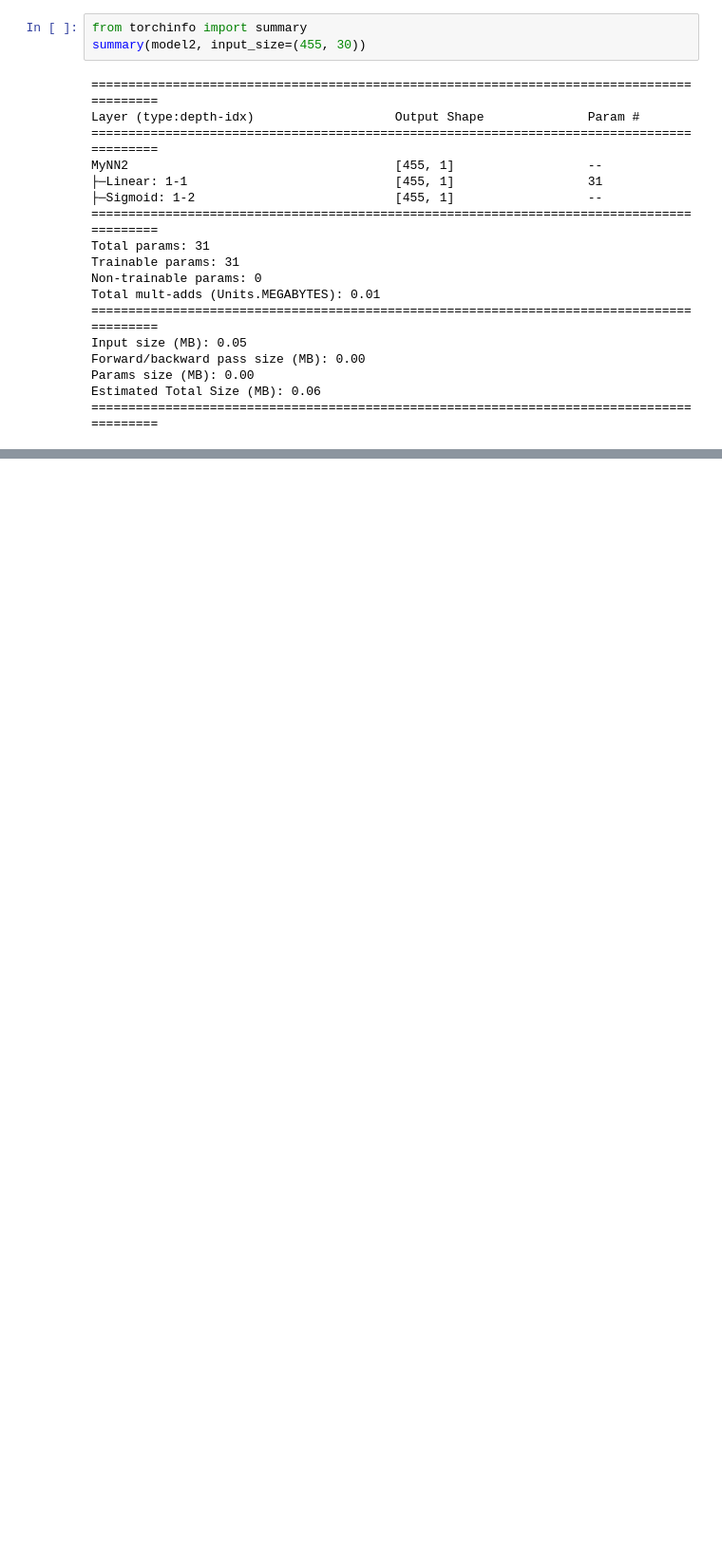
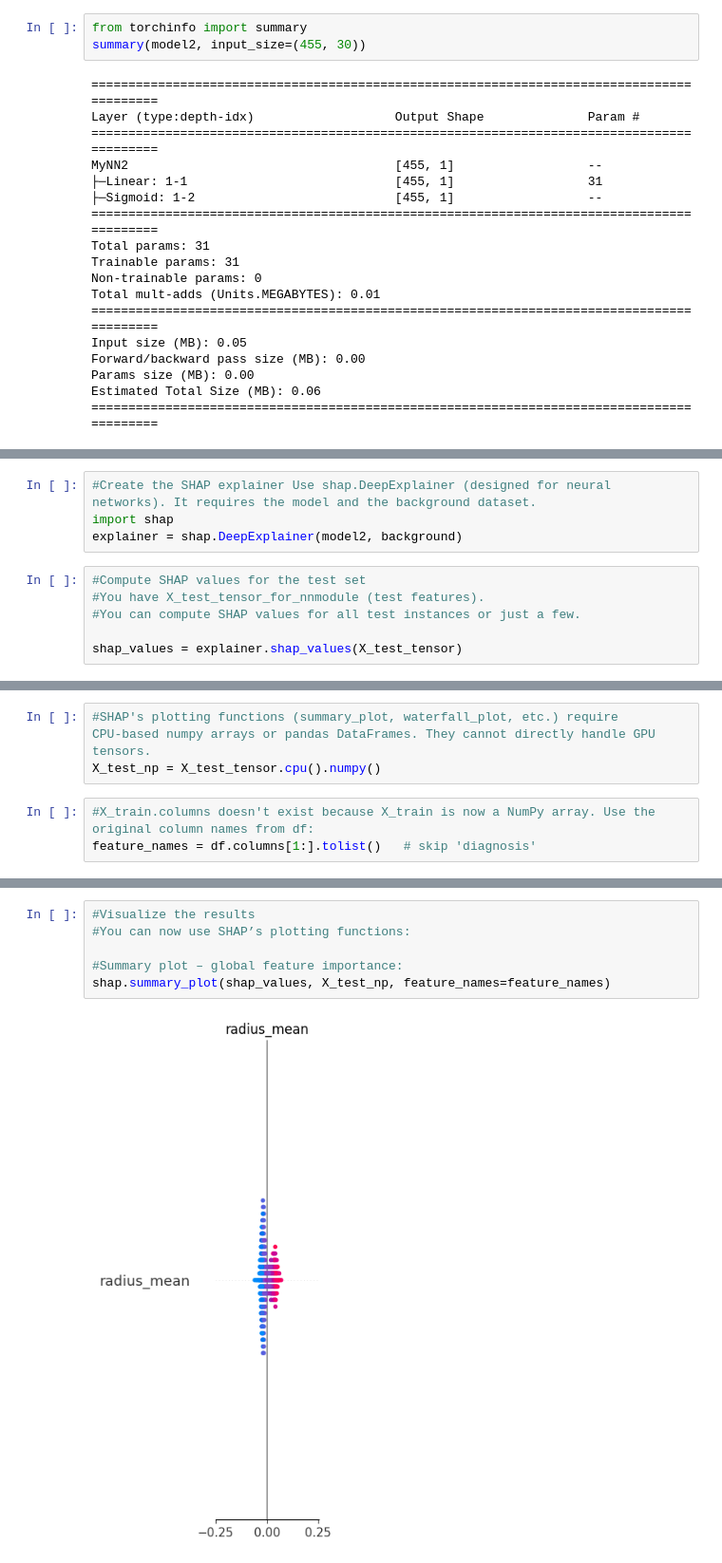
Before and after one commit to Zaki2409/AI-Engineer-Hands-on, a Jupyter notebook: Pytorch_NN_Training_Pipeline.ipynb, the cells around one changed output, grey strips where cells are left out. Shown at 95% size. Drawn from its saved outputs; the diff is of its cells as text; blank space fills up the shorter version.

Commit message:
Model observeability using  SHAP

```diff
--- a/Pytorch_NN_Training_Pipeline.ipynb
+++ b/Pytorch_NN_Training_Pipeline.ipynb
@@ -494,0 +415,10 @@ Estimated Total Size (MB): 0.06
+# %%
+#Create the SHAP explainer Use shap.DeepExplainer (designed for neural networks). It requires the model and the background dataset.
+import shap
+explainer = shap.DeepExplainer(model2, background)
+# %%
+#Compute SHAP values for the test set
+#You have X_test_tensor_for_nnmodule (test features).
+#You can compute SHAP values for all test instances or just a few.
+
+shap_values = explainer.shap_values(X_test_tensor)
@@ -494,0 +428,6 @@ Estimated Total Size (MB): 0.06
+# %%
+#SHAP's plotting functions (summary_plot, waterfall_plot, etc.) require CPU‑based numpy arrays or pandas DataFrames. They cannot directly handle GPU tensors.
+X_test_np = X_test_tensor.cpu().numpy()
+# %%
+#X_train.columns doesn't exist because X_train is now a NumPy array. Use the original column names from df:
+feature_names = df.columns[1:].tolist()   # skip 'diagnosis'
@@ -494,0 +445,8 @@ Estimated Total Size (MB): 0.06
+# %%
+#Visualize the results
+#You can now use SHAP’s plotting functions:
+
+#Summary plot – global feature importance:
+shap.summary_plot(shap_values, X_test_np, feature_names=feature_names)
+# %% [output]
+[figure, added]
```
Also changed, not shown: parts of 27 cells of this notebook.
